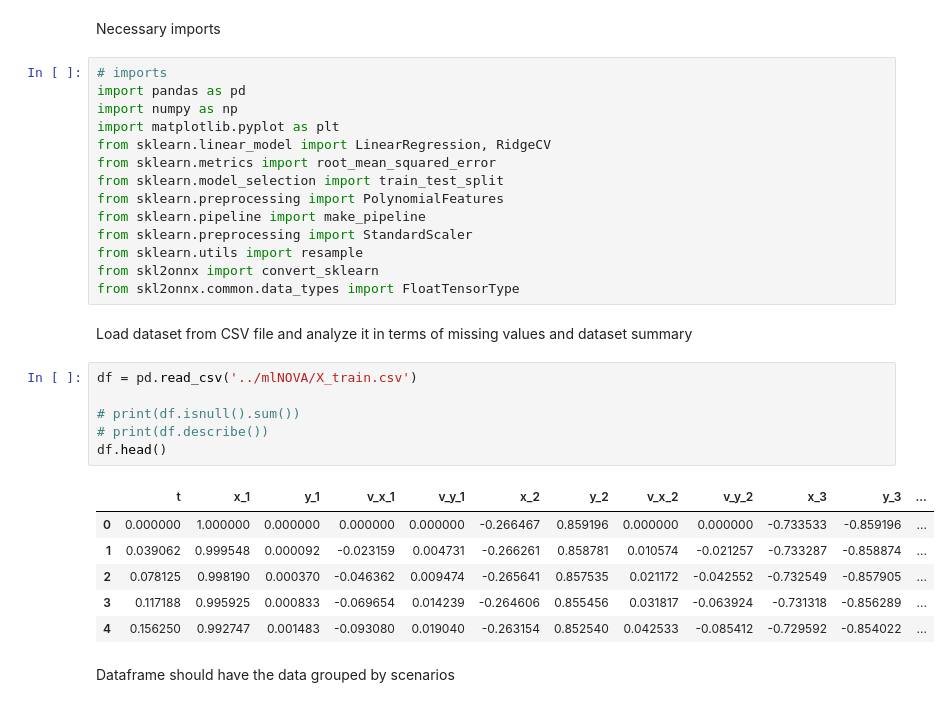
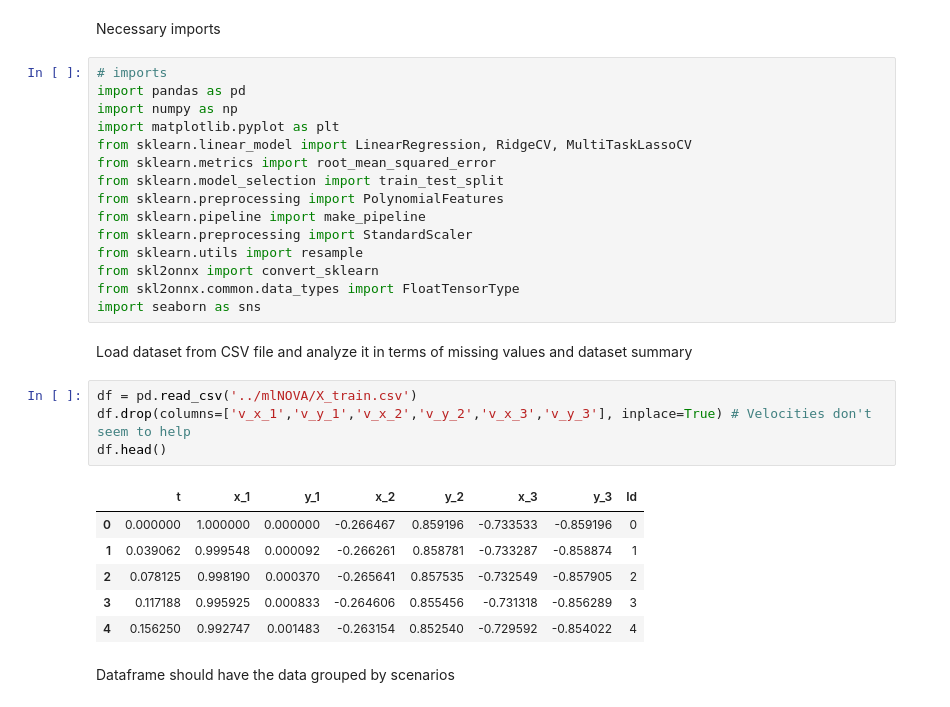
Before and after one commit to RenatoViola/AA_Assignment_1, a Jupyter notebook: Code/assigment.ipynb, the cells around one changed output. Saved outputs shown, nothing was run; the diff lists cells and outputs as text.

Commit message:
No velocities and no null rows.

```diff
--- a/Code/assigment.ipynb
+++ b/Code/assigment.ipynb
@@ -13,7 +13,7 @@ Necessary imports
 import pandas as pd
 import numpy as np
 import matplotlib.pyplot as plt
-from sklearn.linear_model import LinearRegression, RidgeCV
+from sklearn.linear_model import LinearRegression, RidgeCV, MultiTaskLassoCV
 from sklearn.metrics import root_mean_squared_error
 from sklearn.model_selection import train_test_split
 from sklearn.preprocessing import PolynomialFeatures
@@ -22,21 +22,20 @@ from sklearn.preprocessing import StandardScaler
 from sklearn.utils import resample
 from skl2onnx import convert_sklearn
 from skl2onnx.common.data_types import FloatTensorType
+import seaborn as sns
 # %% [markdown]
 Load dataset from CSV file and analyze it in terms of missing values and dataset summary
 # %%
 df = pd.read_csv('../mlNOVA/X_train.csv')
-
-# print(df.isnull().sum())
-# print(df.describe())
+df.drop(columns=['v_x_1','v_y_1','v_x_2','v_y_2','v_x_3','v_y_3'], inplace=True) # Velocities don't seem to help
 df.head()
 # %% [output]
-|  | t | x_1 | y_1 | v_x_1 | v_y_1 | x_2 | y_2 | v_x_2 | v_y_2 | x_3 | y_3 | ... |
-| 0 | 0.000000 | 1.000000 | 0.000000 | 0.000000 | 0.000000 | -0.266467 | 0.859196 | 0.000000 | 0.000000 | -0.733533 | -0.859196 | ... |
-| 1 | 0.039062 | 0.999548 | 0.000092 | -0.023159 | 0.004731 | -0.266261 | 0.858781 | 0.010574 | -0.021257 | -0.733287 | -0.858874 | ... |
-| 2 | 0.078125 | 0.998190 | 0.000370 | -0.046362 | 0.009474 | -0.265641 | 0.857535 | 0.021172 | -0.042552 | -0.732549 | -0.857905 | ... |
-| 3 | 0.117188 | 0.995925 | 0.000833 | -0.069654 | 0.014239 | -0.264606 | 0.855456 | 0.031817 | -0.063924 | -0.731318 | -0.856289 | ... |
-| 4 | 0.156250 | 0.992747 | 0.001483 | -0.093080 | 0.019040 | -0.263154 | 0.852540 | 0.042533 | -0.085412 | -0.729592 | -0.854022 | ... |
+|  | t | x_1 | y_1 | x_2 | y_2 | x_3 | y_3 | Id |
+| 0 | 0.000000 | 1.000000 | 0.000000 | -0.266467 | 0.859196 | -0.733533 | -0.859196 | 0 |
+| 1 | 0.039062 | 0.999548 | 0.000092 | -0.266261 | 0.858781 | -0.733287 | -0.858874 | 1 |
+| 2 | 0.078125 | 0.998190 | 0.000370 | -0.265641 | 0.857535 | -0.732549 | -0.857905 | 2 |
+| 3 | 0.117188 | 0.995925 | 0.000833 | -0.264606 | 0.855456 | -0.731318 | -0.856289 | 3 |
+| 4 | 0.156250 | 0.992747 | 0.001483 | -0.263154 | 0.852540 | -0.729592 | -0.854022 | 4 |
 # %% [markdown]
 Dataframe should have the data grouped by scenarios
 # %%
```
Also changed, not shown: parts of 47 cells of this notebook, 1 other file.
